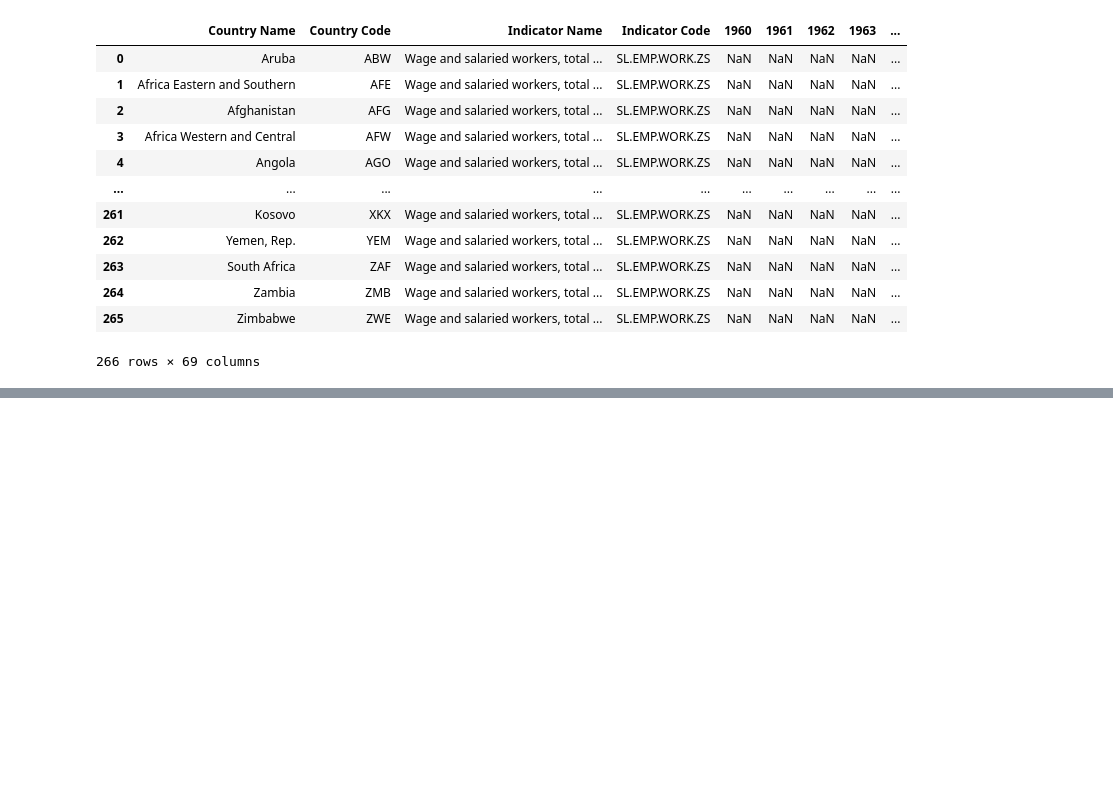
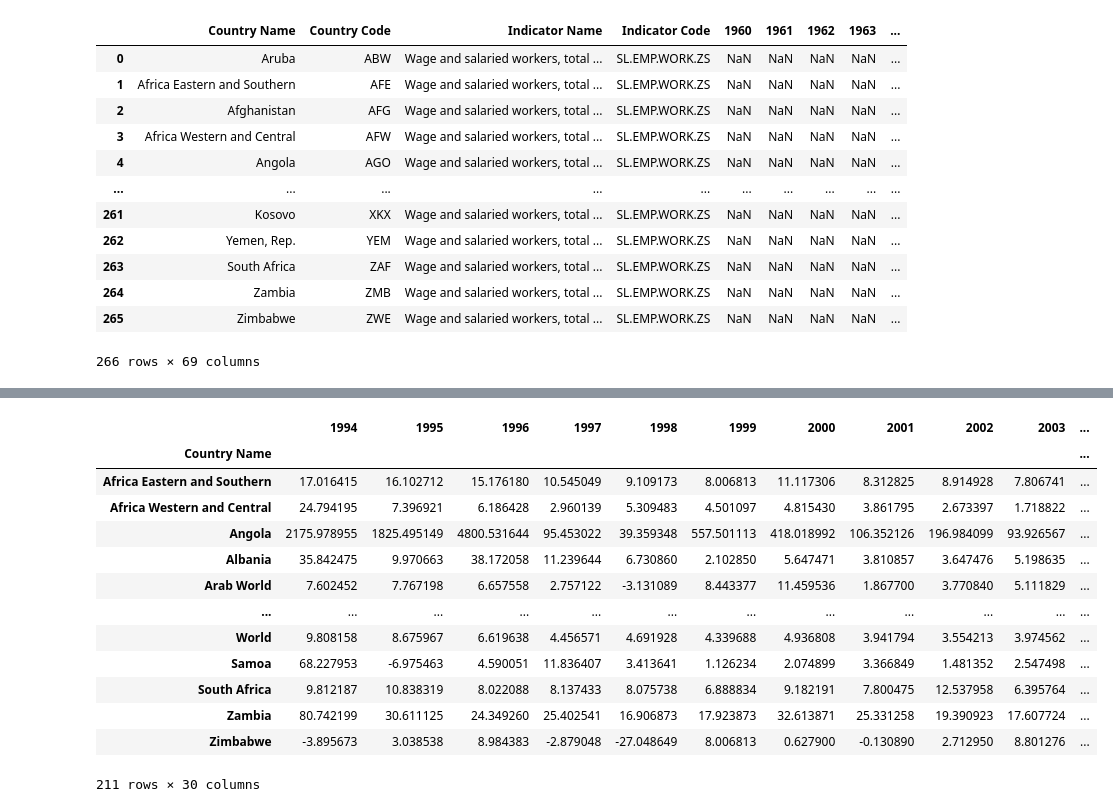
Before and after one commit to ChristianChimi/Financial-Analytics, a Jupyter notebook: Macroeconomics-Analytics/Macroeconomics-Analytics.ipynb, the cells around one changed output, grey strips where cells are left out. Drawn from its saved outputs; the diff is of its cells as text; code cells hidden in the pictures; blank space fills up the shorter version.

```diff
--- a/Macroeconomics-Analytics/Macroeconomics-Analytics.ipynb
+++ b/Macroeconomics-Analytics/Macroeconomics-Analytics.ipynb
@@ -21,0 +118,30 @@ df_WAGE
+# %%
+#Good! Now that we have the same raws and columns for every dataframe, we need to check what is still NaN
+df_GDP.isnull().sum()
+df_GDP=df_GDP.dropna().copy()
+df_DEFL=df_DEFL.dropna().copy()
+df_WAGE=df_WAGE.dropna().copy()
+# %%
+common_index = df_GDP.index.intersection(df_WAGE.index).intersection(df_DEFL.index)
+
+# DF filtering
+df_GDP_filtered = df_GDP.loc[common_index]
+df_WAGE_filtered = df_WAGE.loc[common_index]
+df_DEFL_filtered = df_DEFL.loc[common_index]
+# %%
+df_DEFL_filtered
+# %% [output]
+|  | 1994 | 1995 | 1996 | 1997 | 1998 | 1999 | 2000 | 2001 | 2002 | 2003 | ... |
+| Country Name |  |  |  |  |  |  |  |  |  |  | ... |
+| Africa Eastern and Southern | 17.016415 | 16.102712 | 15.176180 | 10.545049 | 9.109173 | 8.006813 | 11.117306 | 8.312825 | 8.914928 | 7.806741 | ... |
+| Africa Western and Central | 24.794195 | 7.396921 | 6.186428 | 2.960139 | 5.309483 | 4.501097 | 4.815430 | 3.861795 | 2.673397 | 1.718822 | ... |
+| Angola | 2175.978955 | 1825.495149 | 4800.531644 | 95.453022 | 39.359348 | 557.501113 | 418.018992 | 106.352126 | 196.984099 | 93.926567 | ... |
+| Albania | 35.842475 | 9.970663 | 38.172058 | 11.239644 | 6.730860 | 2.102850 | 5.647471 | 3.810857 | 3.647476 | 5.198635 | ... |
+| Arab World | 7.602452 | 7.767198 | 6.657558 | 2.757122 | -3.131089 | 8.443377 | 11.459536 | 1.867700 | 3.770840 | 5.111829 | ... |
+| ... | ... | ... | ... | ... | ... | ... | ... | ... | ... | ... | ... |
+| World | 9.808158 | 8.675967 | 6.619638 | 4.456571 | 4.691928 | 4.339688 | 4.936808 | 3.941794 | 3.554213 | 3.974562 | ... |
+| Samoa | 68.227953 | -6.975463 | 4.590051 | 11.836407 | 3.413641 | 1.126234 | 2.074899 | 3.366849 | 1.481352 | 2.547498 | ... |
+| South Africa | 9.812187 | 10.838319 | 8.022088 | 8.137433 | 8.075738 | 6.888834 | 9.182191 | 7.800475 | 12.537958 | 6.395764 | ... |
+| Zambia | 80.742199 | 30.611125 | 24.349260 | 25.402541 | 16.906873 | 17.923873 | 32.613871 | 25.331258 | 19.390923 | 17.607724 | ... |
+| Zimbabwe | -3.895673 | 3.038538 | 8.984383 | -2.879048 | -27.048649 | 8.006813 | 0.627900 | -0.130890 | 2.712950 | 8.801276 | ... |
+211 rows × 30 columns
```
Also changed, not shown: parts of 10 cells of this notebook.
